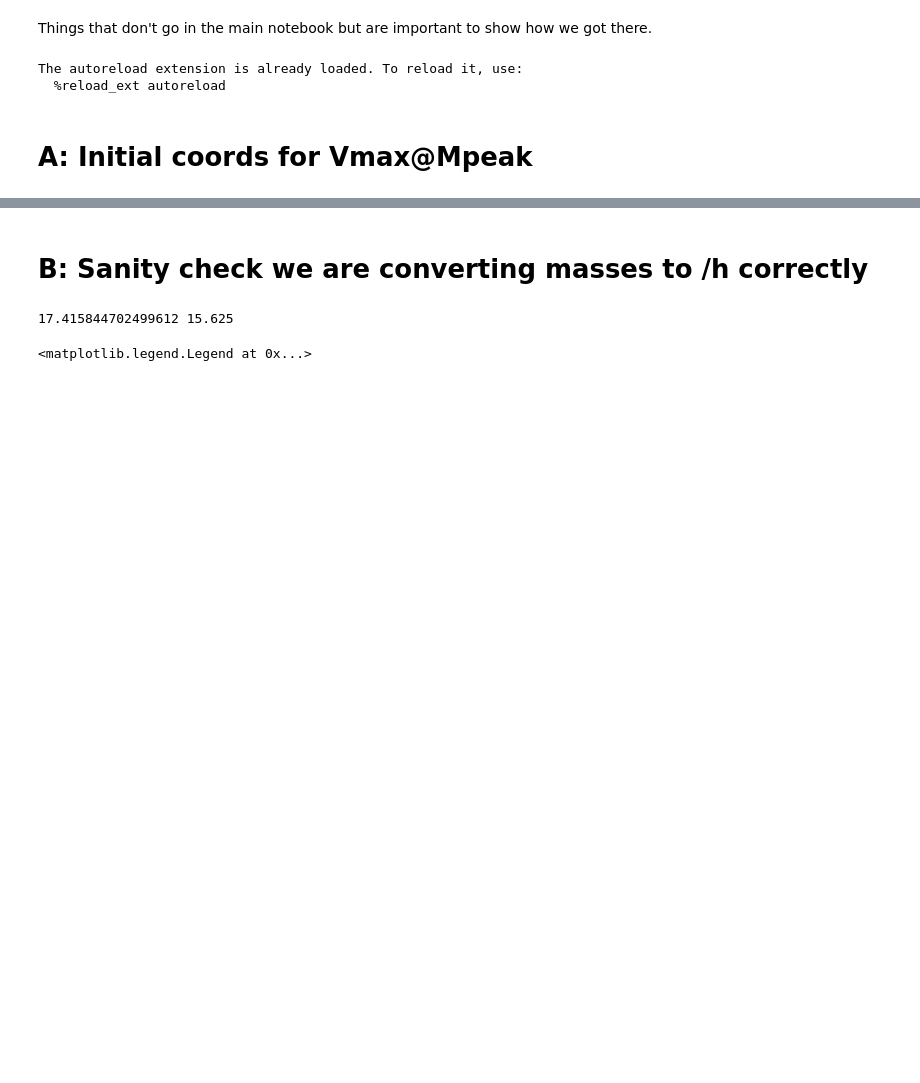
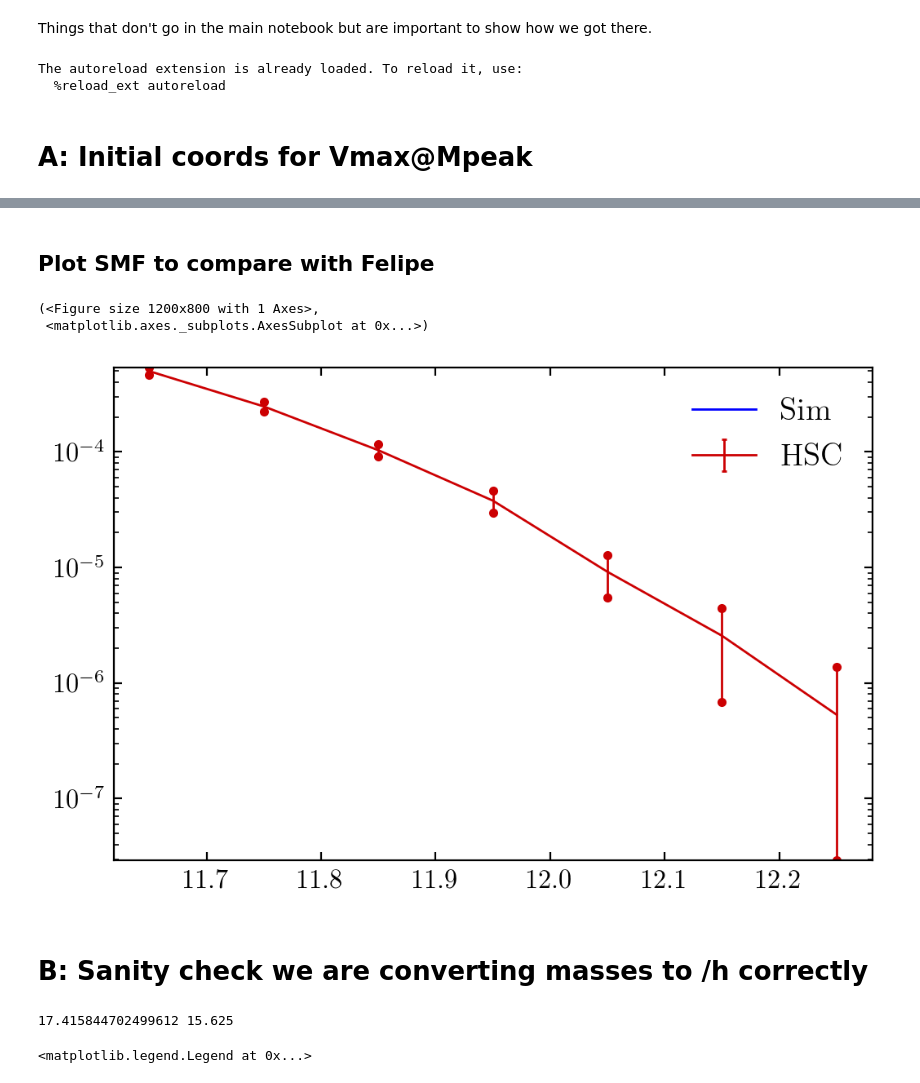
Before and after one commit to gsallabe/thesis_satellite_fraction, a Jupyter notebook: cb/appendix.ipynb, the cells around one changed output, grey strips where cells are left out. Cells and saved outputs as stored; diff of their text form; code cells hidden in the pictures; blank space fills up the shorter version.

```diff
--- a/cb/appendix.ipynb
+++ b/cb/appendix.ipynb
@@ -64,3 +74,18 @@ This looks reasonable
+# %% [markdown]
+## Plot SMF to compare with Felipe
+# %%
+vmax_b_params = [4, 10.91, 0.45, 0.3, 0.2]
+# These are pretty easy to get just by looking at the plots (should be ~0.3 at the lowest vmax and ~0.15 at the highest)
+vmax_s_params = [-0.1, 0.5]
+vmax_x_field = "Vmax@Mpeak"
+lsm = get_sm_for_sim(sim_data, vmax_b_params, vmax_s_params, vmax_x_field)
+
+obs_smf = d.load_smf()
+p.plot_smfs(obs_smf, lsm, 1000)
+# %% [output]
+(<Figure size 1200x800 with 1 Axes>,
+ <matplotlib.axes._subplots.AxesSubplot at 0x...>)
+[figure, added]
 # %% [markdown]
 # B: Sanity check we are converting masses to /h correctly
 # %%
```
Also changed, not shown: parts of 7 cells of this notebook, 14 other files.
